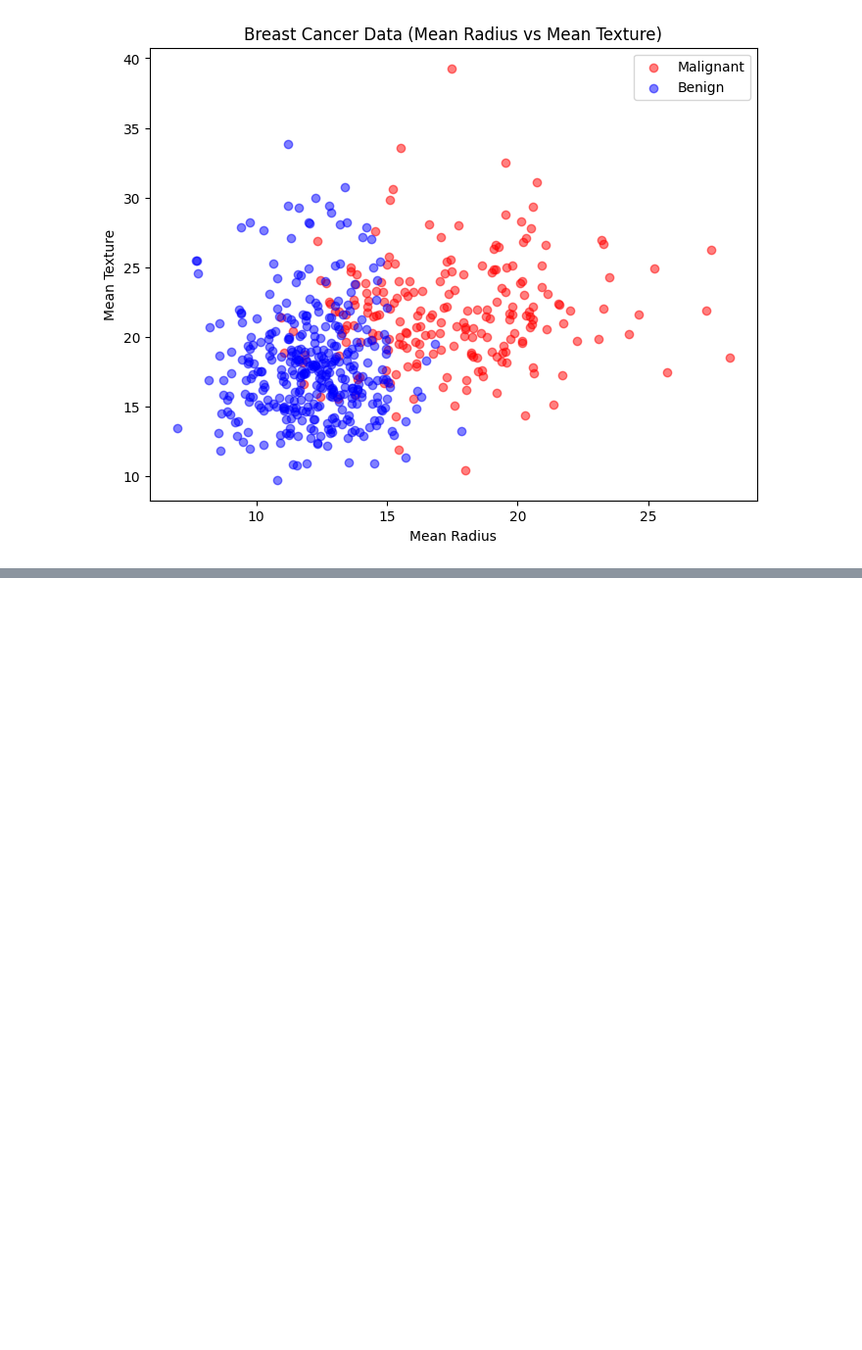
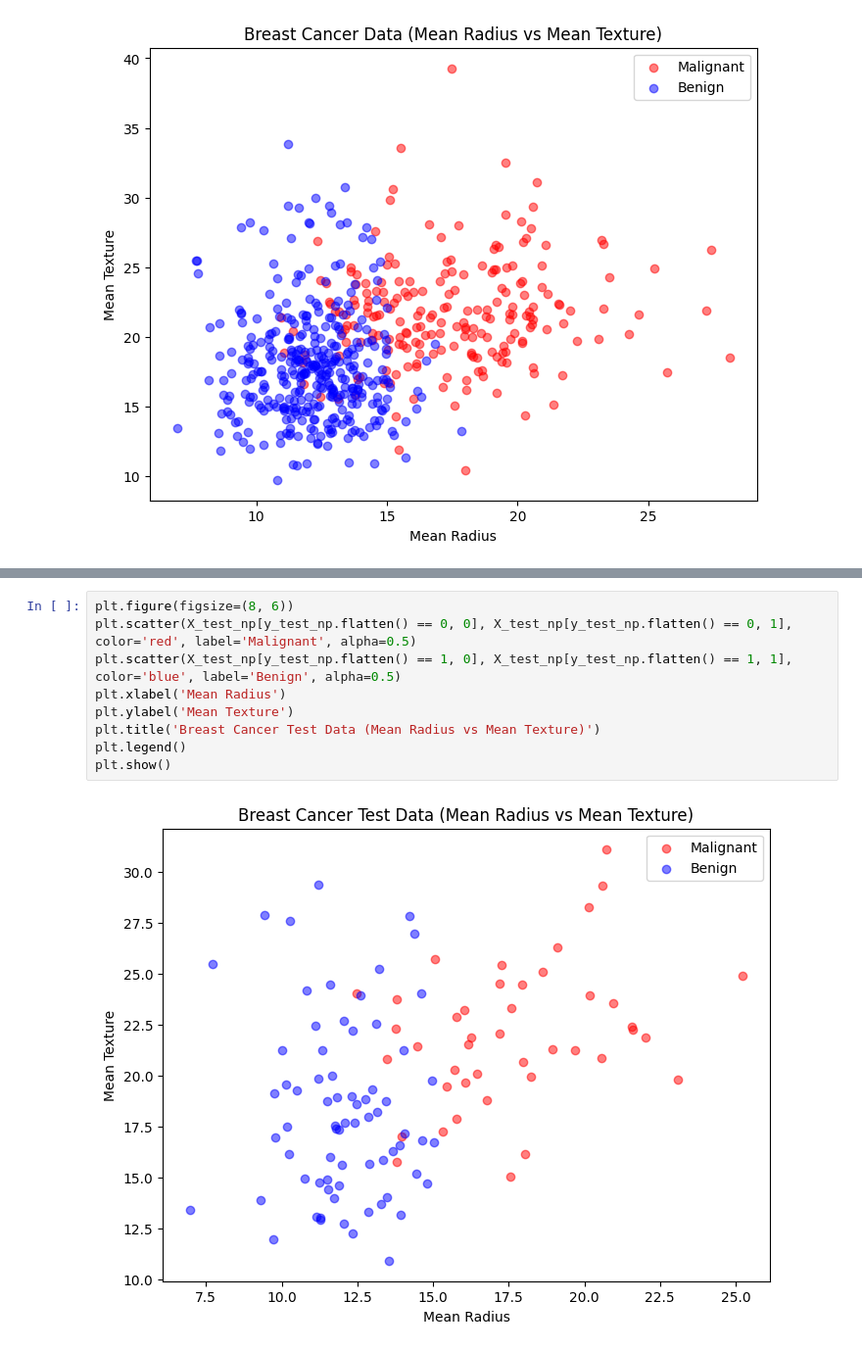
Before and after one commit to Abdo-Anwar/Torp-ML2, a Jupyter notebook: Task-1.ipynb, the cells around one changed output, grey strips where cells are left out. Shown at 98% size. Saved outputs shown, nothing was run; the diff lists cells and outputs as text; blank space fills up the shorter version.

```diff
--- a/Task-1.ipynb
+++ b/Task-1.ipynb
@@ -33,0 +57,11 @@ plt.show()
+# %%
+plt.figure(figsize=(8, 6))
+plt.scatter(X_test_np[y_test_np.flatten() == 0, 0], X_test_np[y_test_np.flatten() == 0, 1], color='red', label='Malignant', alpha=0.5)
+plt.scatter(X_test_np[y_test_np.flatten() == 1, 0], X_test_np[y_test_np.flatten() == 1, 1], color='blue', label='Benign', alpha=0.5)
+plt.xlabel('Mean Radius')
+plt.ylabel('Mean Texture')
+plt.title('Breast Cancer Test Data (Mean Radius vs Mean Texture)')
+plt.legend()
+plt.show()
+# %% [output]
+[figure, added]
```
Also changed, not shown: parts of 2 cells of this notebook.
